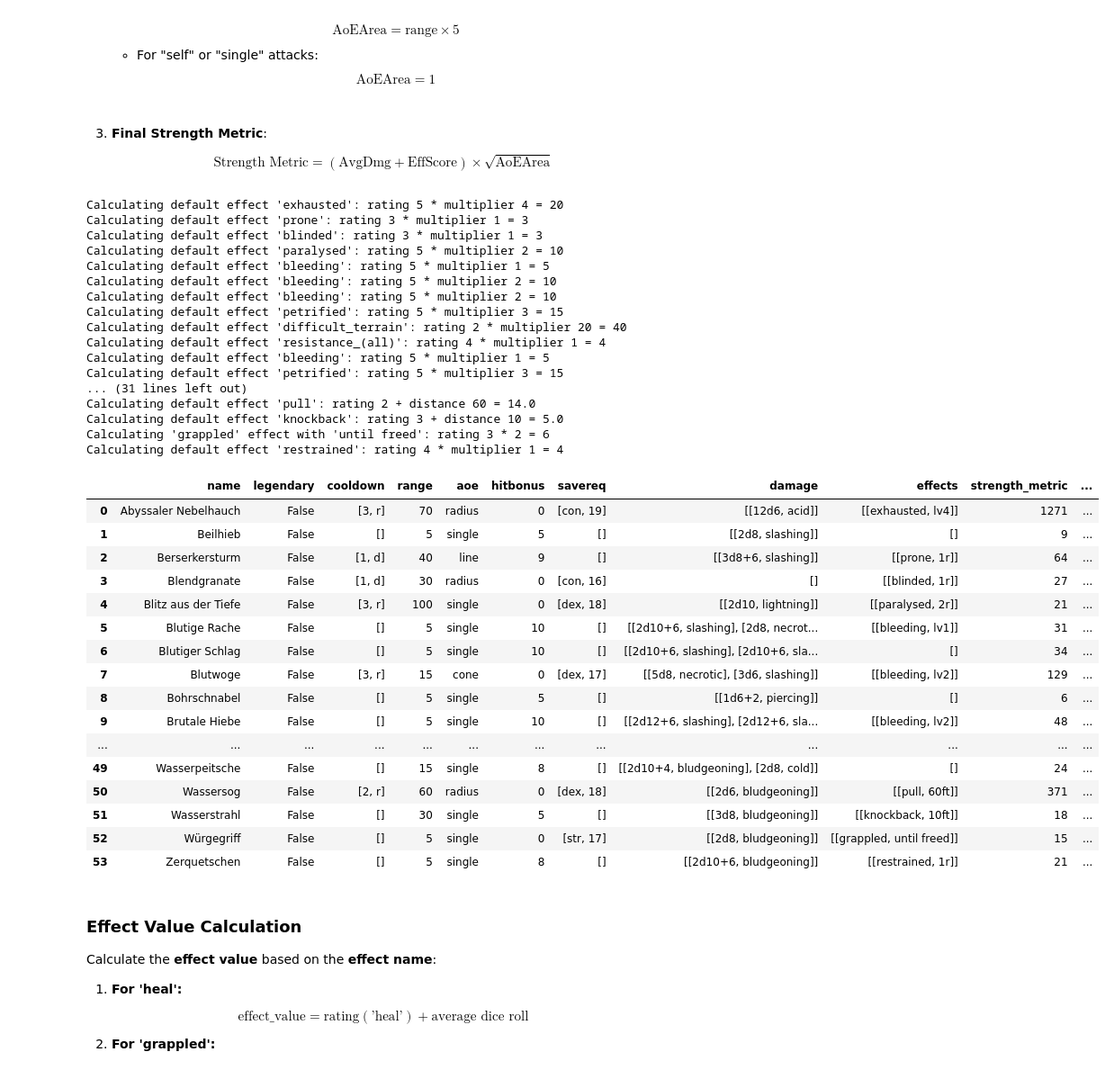
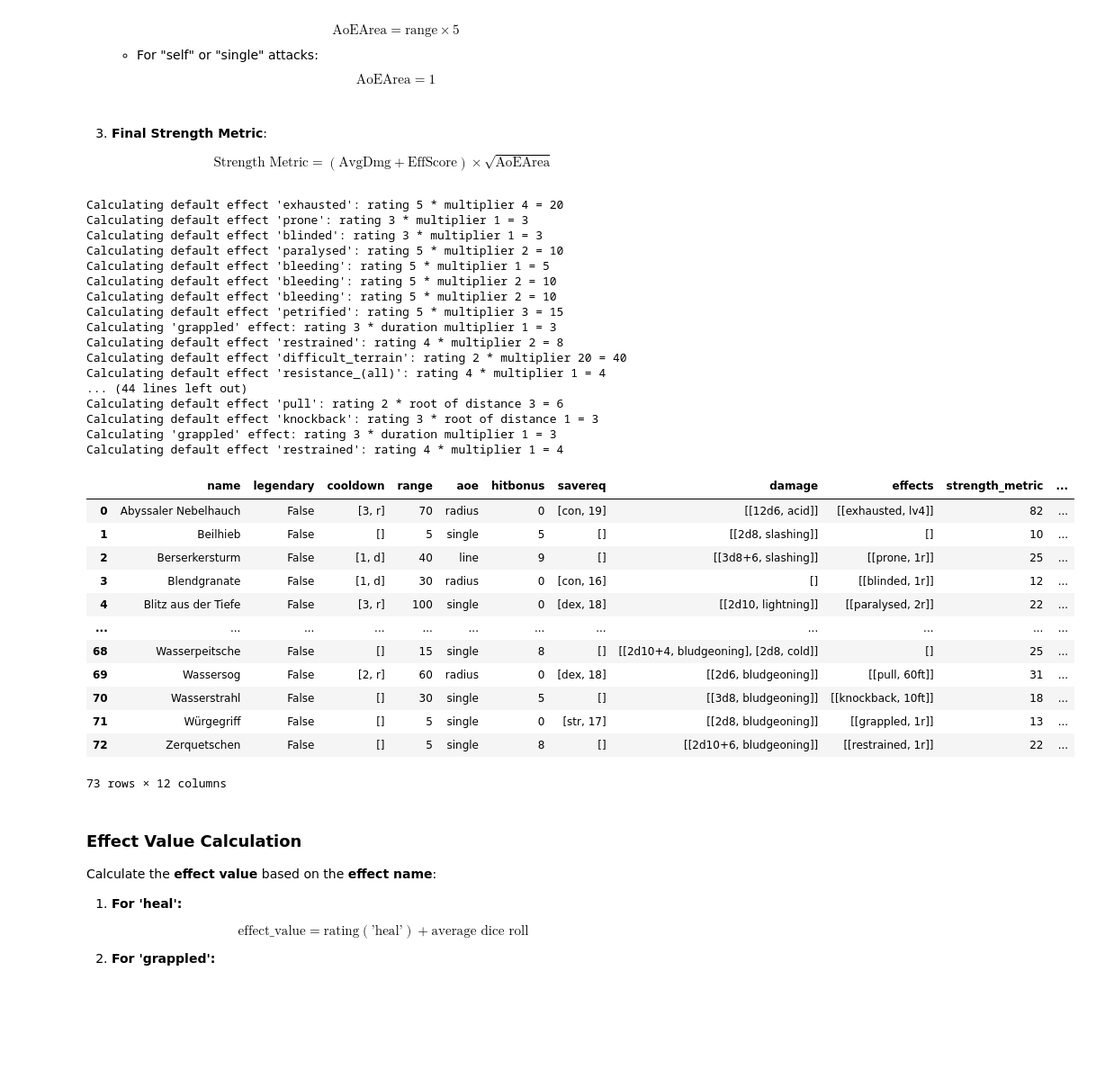
Before and after one commit to Zetsuboushii/vastlands-exploration, a Jupyter notebook: metric_pipeline.ipynb, the cells around one changed output. Shown at 90% size. Cells and saved outputs as stored; diff of their text form; code cells hidden in the pictures; blank space fills up the shorter version.

Commit message:
more metric

```diff
--- a/metric_pipeline.ipynb
+++ b/metric_pipeline.ipynb
@@ -154,8 +154,9 @@ def calculate_effect_value(effect_name, rating, parameter):
     multiplier = get_multiplier(parameter)
     match effect_name:
         case "heal":
-            effect_value = rating + multiplier
-            print(f"Calculating 'heal' effect: rating {rating} + average heal {multiplier} = {effect_value}")
+            adjusted_multiplier = round(multiplier**0.5)
+            effect_value = rating * adjusted_multiplier
+            print(f"Calculating 'heal' effect: rating {rating} * average heal {multiplier} = {effect_value}")
             return effect_value
         case "grappled":
             # TODO adjust the special case
@@ -170,8 +171,9 @@ def calculate_effect_value(effect_name, rating, parameter):
             # Default calculation
             # for effects with range
             if parameter.endswith('ft'):
-                effect_value = rating + multiplier/5 # distance converted in tiles
-                print(f"Calculating default effect '{effect_name}': rating {rating} + distance {multiplier} = {effect_value}")
+                adjusted_multiplier = round((multiplier/5)**0.5)
+                effect_value = rating * adjusted_multiplier
+                print(f"Calculating default effect '{effect_name}': rating {rating} * root of distance {adjusted_multiplier} = {effect_value}")
             # for the rest
             else:
                 effect_value = rating * multiplier
@@ -191,56 +193,52 @@ def calculate_effect_score(effects):
 # Step 2.4: Calculate a final metric based on all factors
 def calculate_strength_metric(row):
     damages = row['damage']
     min_dmg, max_dmg, avg_dmg, std_dmg = combined_damage_statistics(damages)
     damage_score = avg_dmg
     effect_score = calculate_effect_score(row['effects'])
     aoe_area = calculate_aoe_area(row['aoe'], row['range'])
-    strength_metric = round((damage_score + effect_score) * (aoe_area ** 0.5))
+    strength_metric = round(damage_score + effect_score + (aoe_area ** 0.5))
     return strength_metric, max_dmg, avg_dmg
 
 
 output_series = action_df.apply(calculate_strength_metric, axis=1)
 strength_metrics, max_damages, avg_damages = zip(*output_series)
 action_df['strength_metric'] = strength_metrics
 action_df['max_dmg'] = max_damages
 action_df['avg_dmg'] = avg_damages
 
 action_df
 # %% [output]
 Calculating default effect 'exhausted': rating 5 * multiplier 4 = 20
 Calculating default effect 'prone': rating 3 * multiplier 1 = 3
 Calculating default effect 'blinded': rating 3 * multiplier 1 = 3
 Calculating default effect 'paralysed': rating 5 * multiplier 2 = 10
 Calculating default effect 'bleeding': rating 5 * multiplier 1 = 5
 Calculating default effect 'bleeding': rating 5 * multiplier 2 = 10
 Calculating default effect 'bleeding': rating 5 * multiplier 2 = 10
 Calculating default effect 'petrified': rating 5 * multiplier 3 = 15
+Calculating 'grappled' effect: rating 3 * duration multiplier 1 = 3
+Calculating default effect 'restrained': rating 4 * multiplier 2 = 8
 Calculating default effect 'difficult_terrain': rating 2 * multiplier 20 = 40
 Calculating default effect 'resistance_(all)': rating 4 * multiplier 1 = 4
-Calculating default effect 'bleeding': rating 5 * multiplier 1 = 5
-Calculating default effect 'petrified': rating 5 * multiplier 3 = 15
-... (31 lines left out)
-Calculating default effect 'pull': rating 2 + distance 60 = 14.0
-Calculating default effect 'knockback': rating 3 + distance 10 = 5.0
-Calculating 'grappled' effect with 'until freed': rating 3 * 2 = 6
+... (44 lines left out)
+Calculating default effect 'pull': rating 2 * root of distance 3 = 6
+Calculating default effect 'knockback': rating 3 * root of distance 1 = 3
+Calculating 'grappled' effect: rating 3 * duration multiplier 1 = 3
 Calculating default effect 'restrained': rating 4 * multiplier 1 = 4
 |  | name | legendary | cooldown | range | aoe | hitbonus | savereq | damage | effects | strength_metric | ... |
-| 0 | Abyssaler Nebelhauch | False | [3, r] | 70 | radius | 0 | [con, 19] | [[12d6, acid]] | [[exhausted, lv4]] | 1271 | ... |
-| 1 | Beilhieb | False | [] | 5 | single | 5 | [] | [[2d8, slashing]] | [] | 9 | ... |
-| 2 | Berserkersturm | False | [1, d] | 40 | line | 9 | [] | [[3d8+6, slashing]] | [[prone, 1r]] | 64 | ... |
-| 3 | Blendgranate | False | [1, d] | 30 | radius | 0 | [con, 16] | [] | [[blinded, 1r]] | 27 | ... |
-| 4 | Blitz aus der Tiefe | False | [3, r] | 100 | single | 0 | [dex, 18] | [[2d10, lightning]] | [[paralysed, 2r]] | 21 | ... |
-| 5 | Blutige Rache | False | [] | 5 | single | 10 | [] | [[2d10+6, slashing], [2d8, necrot... | [[bleeding, lv1]] | 31 | ... |
-| 6 | Blutiger Schlag | False | [] | 5 | single | 10 | [] | [[2d10+6, slashing], [2d10+6, sla... | [] | 34 | ... |
-| 7 | Blutwoge | False | [3, r] | 15 | cone | 0 | [dex, 17] | [[5d8, necrotic], [3d6, slashing]] | [[bleeding, lv2]] | 129 | ... |
-| 8 | Bohrschnabel | False | [] | 5 | single | 5 | [] | [[1d6+2, piercing]] | [] | 6 | ... |
-| 9 | Brutale Hiebe | False | [] | 5 | single | 10 | [] | [[2d12+6, slashing], [2d12+6, sla... | [[bleeding, lv2]] | 48 | ... |
+| 0 | Abyssaler Nebelhauch | False | [3, r] | 70 | radius | 0 | [con, 19] | [[12d6, acid]] | [[exhausted, lv4]] | 82 | ... |
+| 1 | Beilhieb | False | [] | 5 | single | 5 | [] | [[2d8, slashing]] | [] | 10 | ... |
+| 2 | Berserkersturm | False | [1, d] | 40 | line | 9 | [] | [[3d8+6, slashing]] | [[prone, 1r]] | 25 | ... |
+| 3 | Blendgranate | False | [1, d] | 30 | radius | 0 | [con, 16] | [] | [[blinded, 1r]] | 12 | ... |
+| 4 | Blitz aus der Tiefe | False | [3, r] | 100 | single | 0 | [dex, 18] | [[2d10, lightning]] | [[paralysed, 2r]] | 22 | ... |
 | ... | ... | ... | ... | ... | ... | ... | ... | ... | ... | ... | ... |
-| 49 | Wasserpeitsche | False | [] | 15 | single | 8 | [] | [[2d10+4, bludgeoning], [2d8, cold]] | [] | 24 | ... |
-| 50 | Wassersog | False | [2, r] | 60 | radius | 0 | [dex, 18] | [[2d6, bludgeoning]] | [[pull, 60ft]] | 371 | ... |
-| 51 | Wasserstrahl | False | [] | 30 | single | 5 | [] | [[3d8, bludgeoning]] | [[knockback, 10ft]] | 18 | ... |
-| 52 | Würgegriff | False | [] | 5 | single | 0 | [str, 17] | [[2d8, bludgeoning]] | [[grappled, until freed]] | 15 | ... |
-| 53 | Zerquetschen | False | [] | 5 | single | 8 | [] | [[2d10+6, bludgeoning]] | [[restrained, 1r]] | 21 | ... |
+| 68 | Wasserpeitsche | False | [] | 15 | single | 8 | [] | [[2d10+4, bludgeoning], [2d8, cold]] | [] | 25 | ... |
+| 69 | Wassersog | False | [2, r] | 60 | radius | 0 | [dex, 18] | [[2d6, bludgeoning]] | [[pull, 60ft]] | 31 | ... |
+| 70 | Wasserstrahl | False | [] | 30 | single | 5 | [] | [[3d8, bludgeoning]] | [[knockback, 10ft]] | 18 | ... |
+| 71 | Würgegriff | False | [] | 5 | single | 0 | [str, 17] | [[2d8, bludgeoning]] | [[grappled, 1r]] | 13 | ... |
+| 72 | Zerquetschen | False | [] | 5 | single | 8 | [] | [[2d10+6, bludgeoning]] | [[restrained, 1r]] | 22 | ... |
+73 rows × 12 columns
 # %% [markdown]
 ### Effect Value Calculation
 
```
Also changed, not shown: parts of 3 cells of this notebook.
